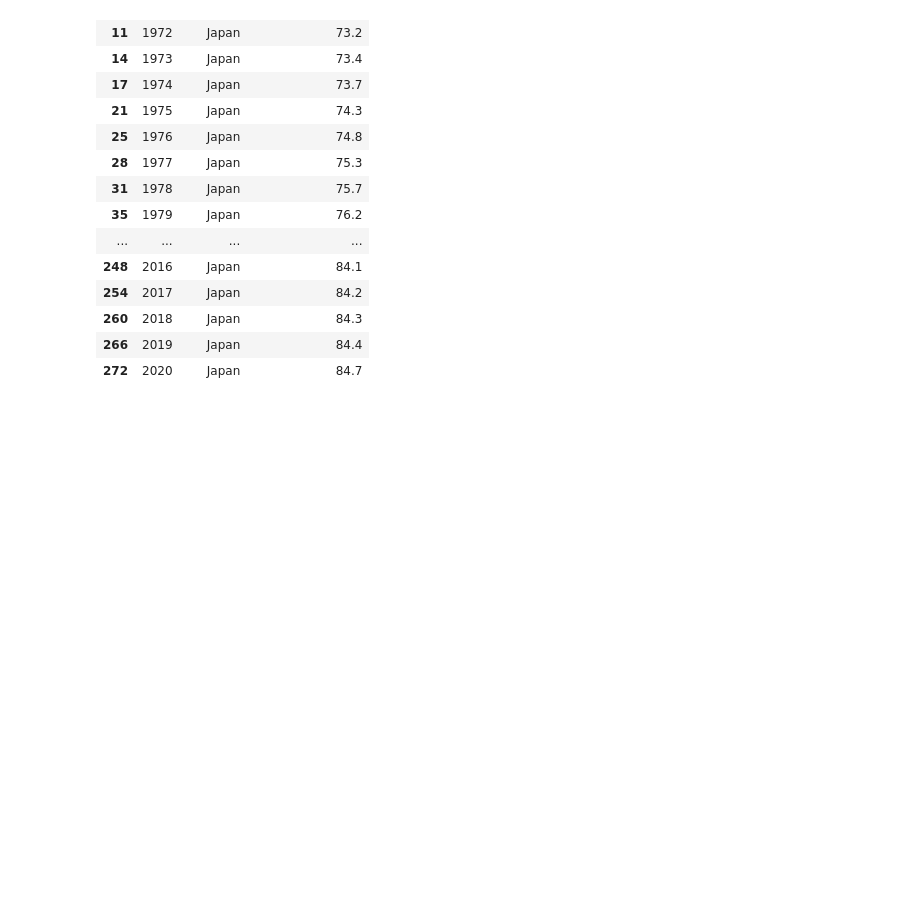
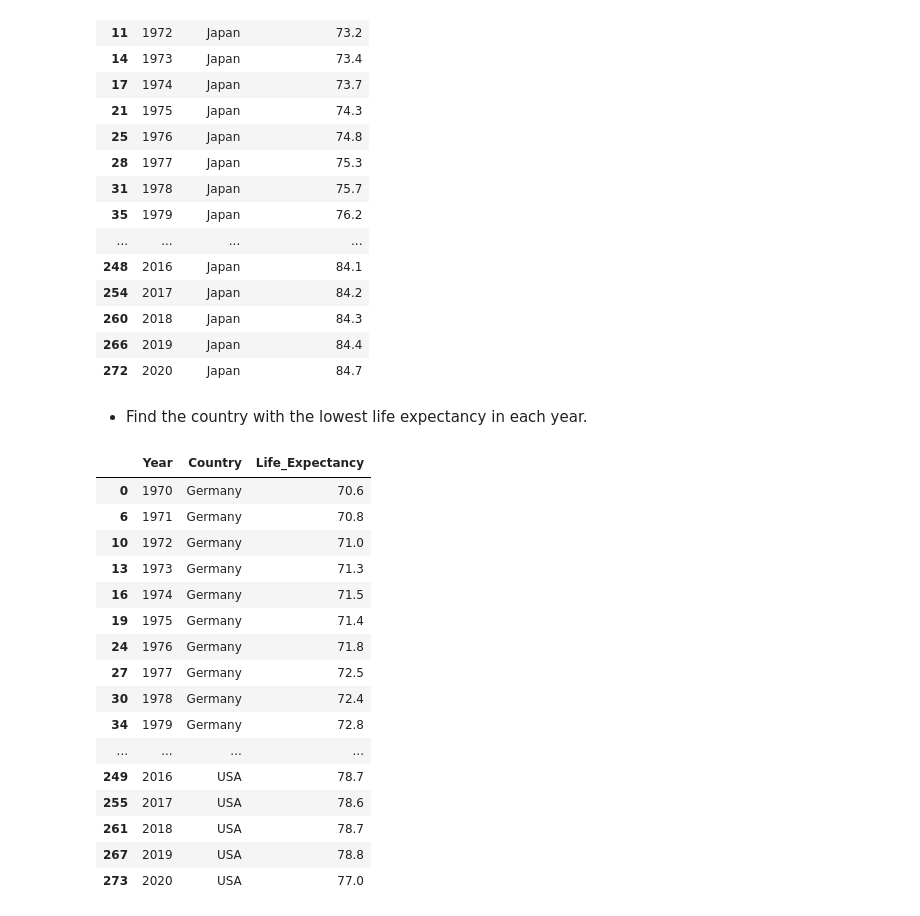
Before and after one commit to geershatisaxena/Healthtip-Data-Analysis, a Jupyter notebook: pandas.ipynb, the cells around one changed output. Cells and saved outputs as stored; diff of their text form; code cells hidden in the pictures; blank space fills up the shorter version.

```diff
--- a/pandas.ipynb
+++ b/pandas.ipynb
@@ -1382,3 +1382,26 @@ df.loc[df.groupby("Year")["Life_Expectancy"].idxmax(),
 | 260 | 2018 | Japan | 84.3 |
 | 266 | 2019 | Japan | 84.4 |
 | 272 | 2020 | Japan | 84.7 |
+# %% [markdown]
+- Find the country with the lowest life expectancy in each year.
+# %%
+df.loc[df.groupby("Year")["Life_Expectancy"].idxmin(),
+       ["Year", "Country", "Life_Expectancy"]]
+# %% [output]
+|  | Year | Country | Life_Expectancy |
+| 0 | 1970 | Germany | 70.6 |
+| 6 | 1971 | Germany | 70.8 |
+| 10 | 1972 | Germany | 71.0 |
+| 13 | 1973 | Germany | 71.3 |
+| 16 | 1974 | Germany | 71.5 |
+| 19 | 1975 | Germany | 71.4 |
+| 24 | 1976 | Germany | 71.8 |
+| 27 | 1977 | Germany | 72.5 |
+| 30 | 1978 | Germany | 72.4 |
+| 34 | 1979 | Germany | 72.8 |
+| ... | ... | ... | ... |
+| 249 | 2016 | USA | 78.7 |
+| 255 | 2017 | USA | 78.6 |
+| 261 | 2018 | USA | 78.7 |
+| 267 | 2019 | USA | 78.8 |
+| 273 | 2020 | USA | 77.0 |
```
